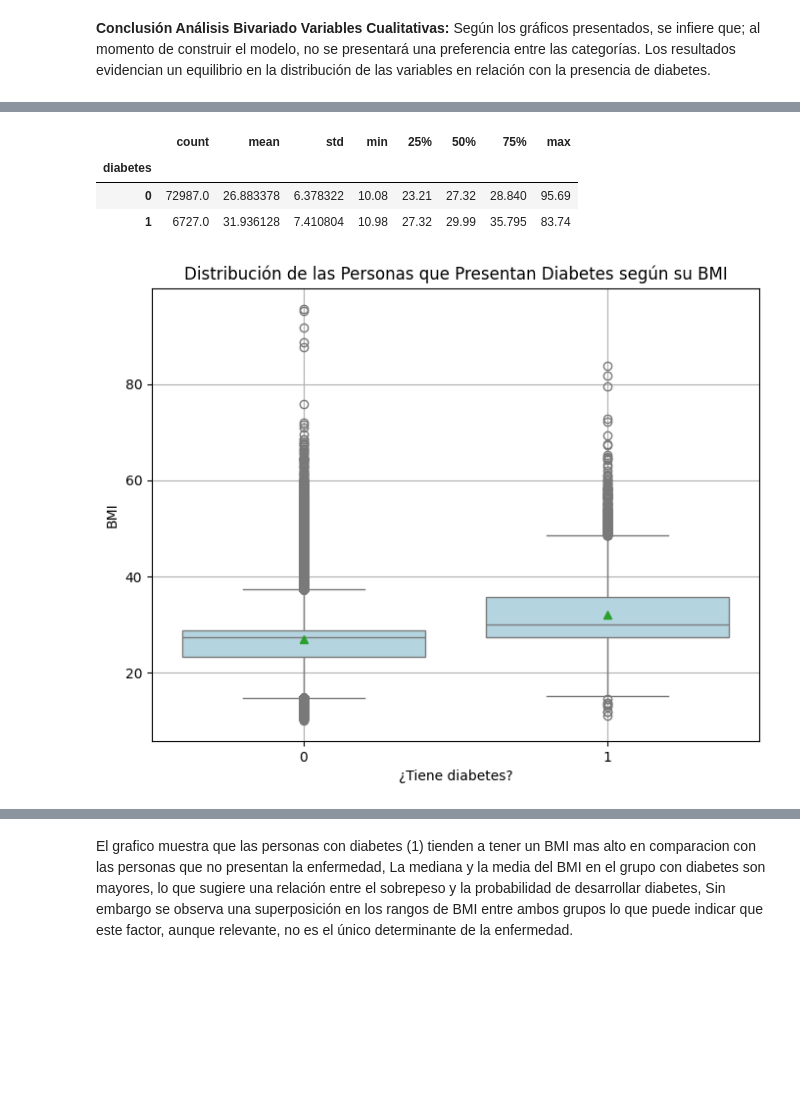
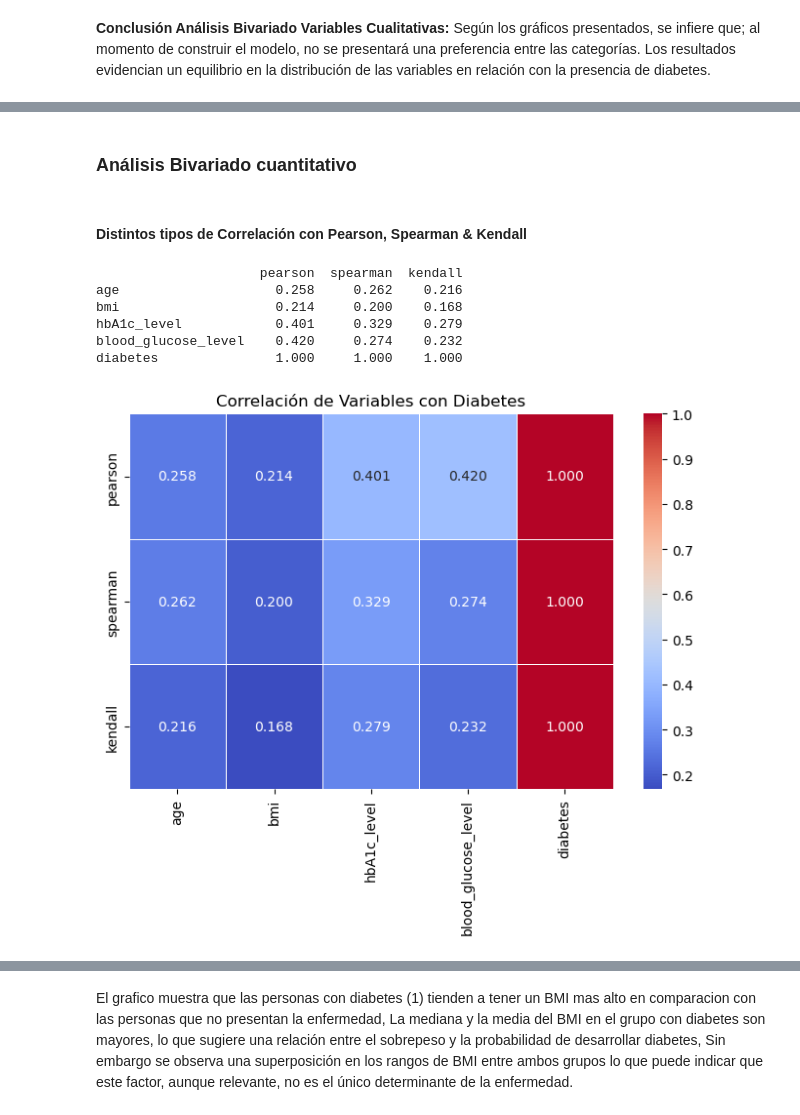
Before and after one commit to JuanMarting/EDA, a Jupyter notebook: Trabajo_final_EDA.ipynb, the cells around one changed output, grey strips where cells are left out. Saved outputs shown, nothing was run; the diff lists cells and outputs as text; code cells hidden in the pictures; blank space fills up the shorter version.

```diff
--- a/Trabajo_final_EDA.ipynb
+++ b/Trabajo_final_EDA.ipynb
@@ -515,20 +520,30 @@ plt.show()
-# %%
-
-bmi_diabetes = df_2019.groupby('diabetes')['bmi'].describe()
-bmi_diabetes
-# %% [output]
-|  | count | mean | std | min | 25% | 50% | 75% | max |
-| diabetes |  |  |  |  |  |  |  |  |
-| 0 | 72987.0 | 26.883378 | 6.378322 | 10.08 | 23.21 | 27.32 | 28.840 | 95.69 |
-| 1 | 6727.0 | 31.936128 | 7.410804 | 10.98 | 27.32 | 29.99 | 35.795 | 83.74 |
-# %%
-#Gráfico de distribución de las personas que presentan diabetes según su BMI
-plt.figure(figsize=(8,6))
-boxplot_des_alt=sns.boxplot(x=df_2019['diabetes'],y=df_2019['bmi'],color="lightblue",showmeans=True) ## crea el boxplot
-boxplot_des_alt.set_xlabel('¿Tiene diabetes?') ## cambia el título del eje x
-boxplot_des_alt.set_ylabel('BMI') ## cambia el título del eje x
-boxplot_des_alt.set_title('Distribución de las Personas que Presentan Diabetes según su BMI')
-plt.grid()
-plt.show()
-# %% [output]
-[figure, removed]
+# %% [markdown]
+### Análisis Bivariado cuantitativo
+# %% [markdown]
+#### Distintos tipos de Correlación con Pearson, Spearman & Kendall
+# %%
+# Seleccionar las variables a analizar
+variables = ["age", "bmi", "hbA1c_level", "blood_glucose_level", "diabetes"]
+
+# Calcular la correlación para Pearson, Spearman y Kendall
+correlations = {}
+for method in ["pearson", "spearman", "kendall"]:
+    correlations[method] = df[variables].corr(method=method)["diabetes"]
+
+# Convertir a DataFrame para visualizar mejor
+correlation_df = pd.DataFrame(correlations)
+print(correlation_df.round(3))
+# %% [output]
+                     pearson  spearman  kendall
+age                    0.258     0.262    0.216
+bmi                    0.214     0.200    0.168
+hbA1c_level            0.401     0.329    0.279
+blood_glucose_level    0.420     0.274    0.232
+diabetes               1.000     1.000    1.000
+# %%
+plt.figure(figsize=(8, 5))
+sns.heatmap(correlation_df.T, annot=True, cmap="coolwarm", linewidths=0.5, fmt=".3f")
+plt.title("Correlación de Variables con Diabetes")
+plt.show()
+# %% [output]
+[figure, added]
```
Also changed, not shown: parts of 29 cells of this notebook.
